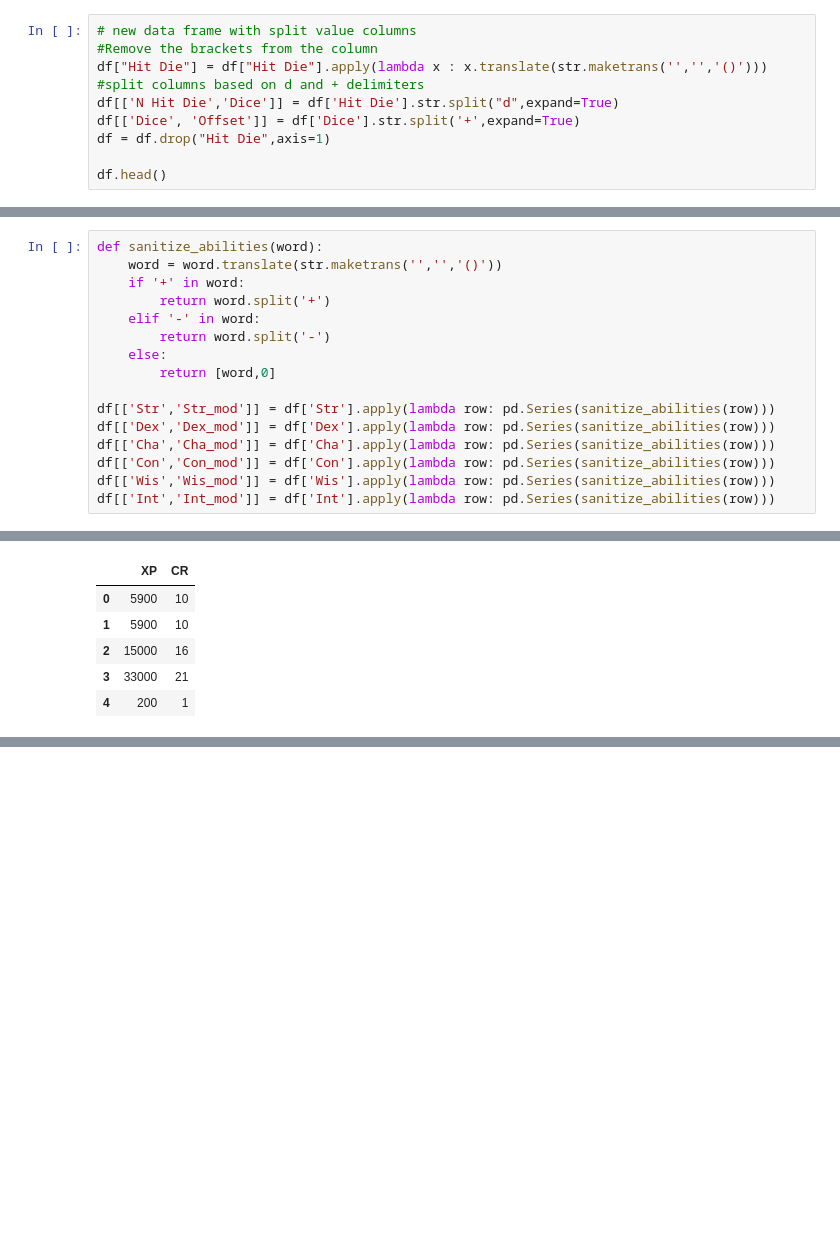
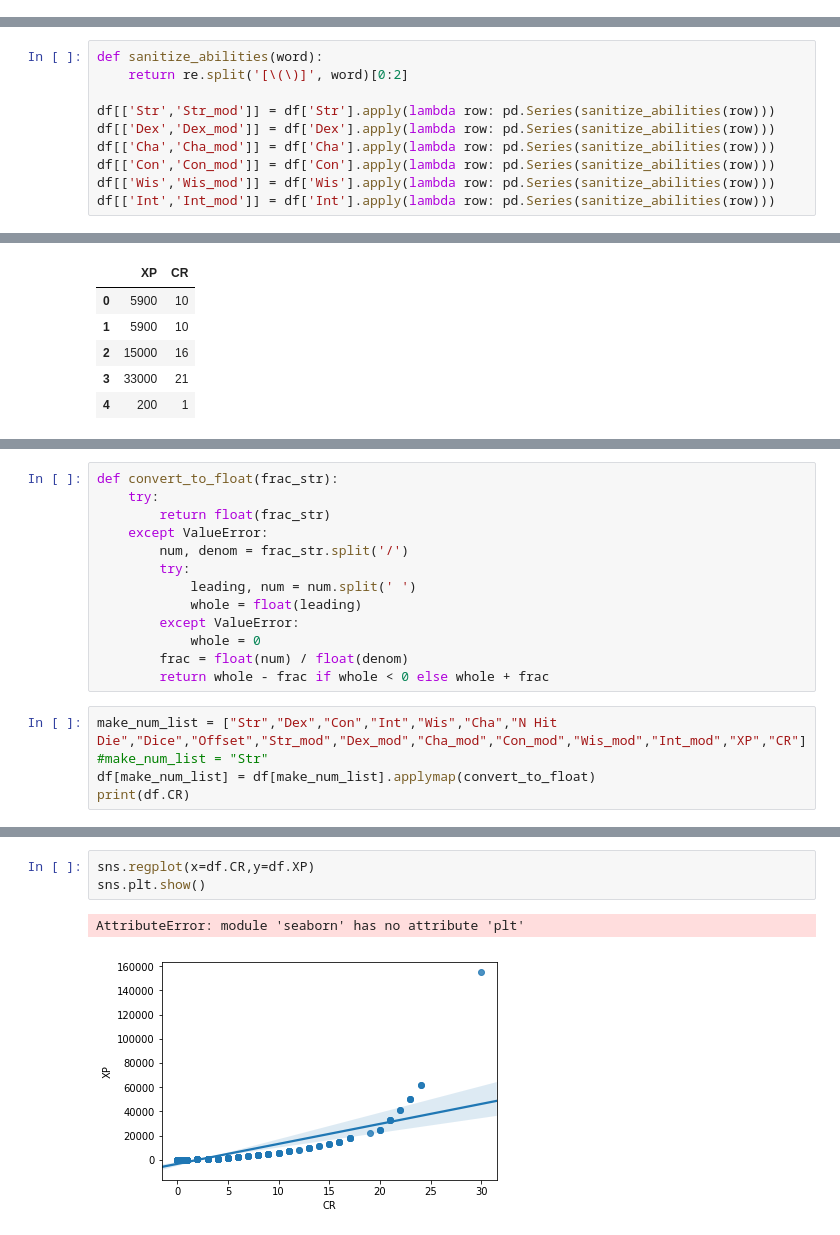
Before and after one commit to r3dunlop/DnDMonsterEngine, a Jupyter notebook: MonsterBasicAnalysis.ipynb, the cells around one changed output, grey strips where cells are left out. Cells and saved outputs as stored; diff of their text form; blank space fills up the shorter version.

Commit message:
Fixed some cleaning of the data - Some modifiers were negative, fixed this with regex - Some values were fractions, converted to floats - Made quantitative data floats

```diff
--- a/MonsterBasicAnalysis.ipynb
+++ b/MonsterBasicAnalysis.ipynb
@@ -32,13 +32,3 @@ Index(['Name', 'Size', 'Type', 'Alignment', 'AC', 'HP', 'Hit Die', 'Speed',
 ## Basic Data Cleaning
 
 It's easy to see that some of the data that is likely important to understanding the strength of a monster needs to be cleaned. This includes hit die, and the attributes such as strength, dexterity, etc. First, I am going to make three columns representing the number of die, the type of die, and the additional modifier.
-# %%
-# new data frame with split value columns
-#Remove the brackets from the column
-df["Hit Die"] = df["Hit Die"].apply(lambda x : x.translate(str.maketrans('','','()')))
-#split columns based on d and + delimiters
-df[['N Hit Die','Dice']] = df['Hit Die'].str.split("d",expand=True)
-df[['Dice', 'Offset']] = df['Dice'].str.split('+',expand=True)
-df = df.drop("Hit Die",axis=1)
-
-df.head()
@@ -54,13 +65,7 @@ df.head()
 Now I will break apart the abilities and their modifiers while also sanitizing. It will be helpful to have a function do the work as I will need to do this multiple times.
 # %%
 def sanitize_abilities(word):
-    word = word.translate(str.maketrans('','','()'))
-    if '+' in word:
-        return word.split('+')
-    elif '-' in word:
-        return word.split('-')
-    else:
-        return [word,0]
+    return re.split('[\(\)]', word)[0:2]
 
 df[['Str','Str_mod']] = df['Str'].apply(lambda row: pd.Series(sanitize_abilities(row)))
 df[['Dex','Dex_mod']] = df['Dex'].apply(lambda row: pd.Series(sanitize_abilities(row)))
@@ -98,0 +127,18 @@ df[['XP','CR']].head() #shows section we are interested to see if it worked
+# %%
+def convert_to_float(frac_str):
+    try:
+        return float(frac_str)
+    except ValueError:
+        num, denom = frac_str.split('/')
+        try:
+            leading, num = num.split(' ')
+            whole = float(leading)
+        except ValueError:
+            whole = 0
+        frac = float(num) / float(denom)
+        return whole - frac if whole < 0 else whole + frac
+# %%
+make_num_list = ["Str","Dex","Con","Int","Wis","Cha","N Hit Die","Dice","Offset","Str_mod","Dex_mod","Cha_mod","Con_mod","Wis_mod","Int_mod","XP","CR"]
+#make_num_list = "Str"
+df[make_num_list] = df[make_num_list].applymap(convert_to_float)
+print(df.CR)
@@ -98,0 +166,6 @@ df[['XP','CR']].head() #shows section we are interested to see if it worked
+# %%
+sns.regplot(x=df.CR,y=df.XP)
+sns.plt.show()
+# %% [output]
+AttributeError: module 'seaborn' has no attribute 'plt'
+[figure, added]
```
Also changed, not shown: parts of 6 cells of this notebook.
